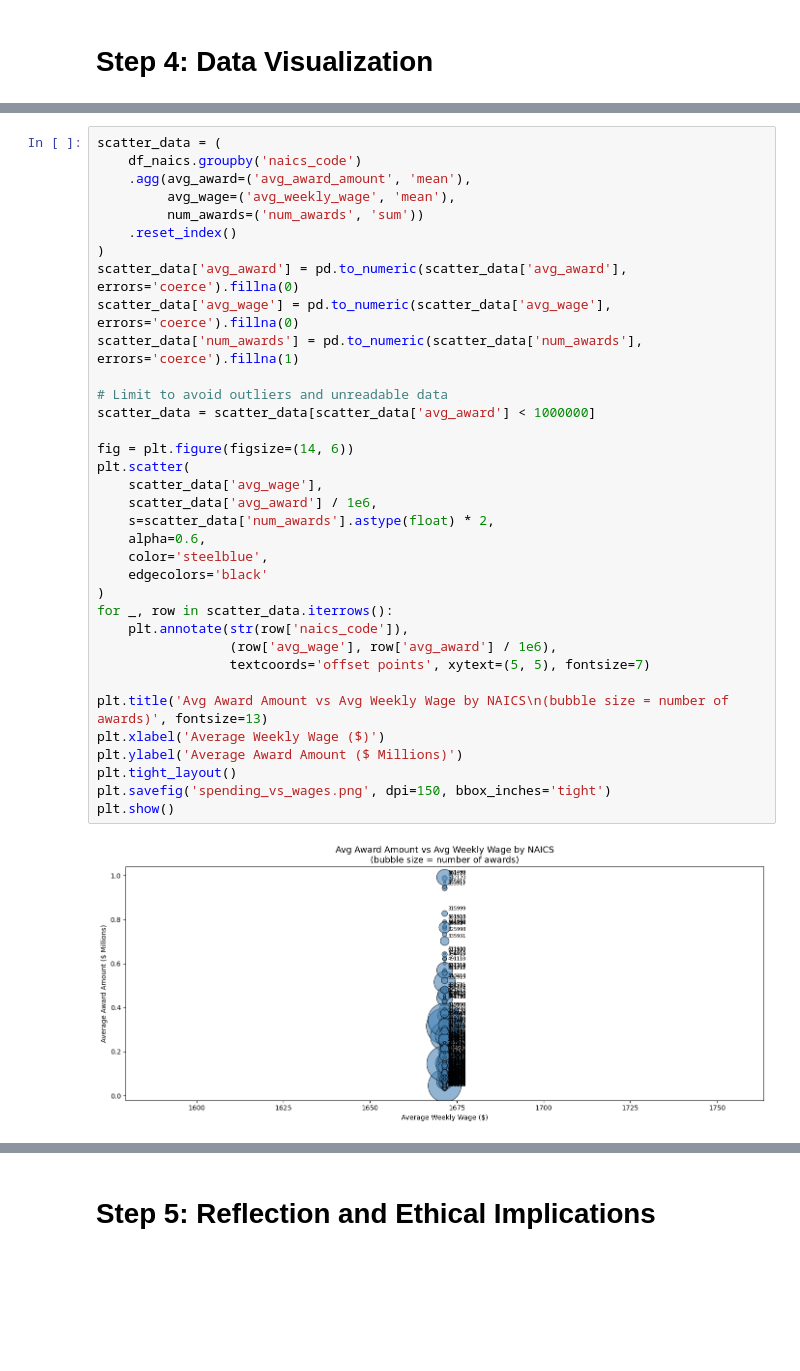
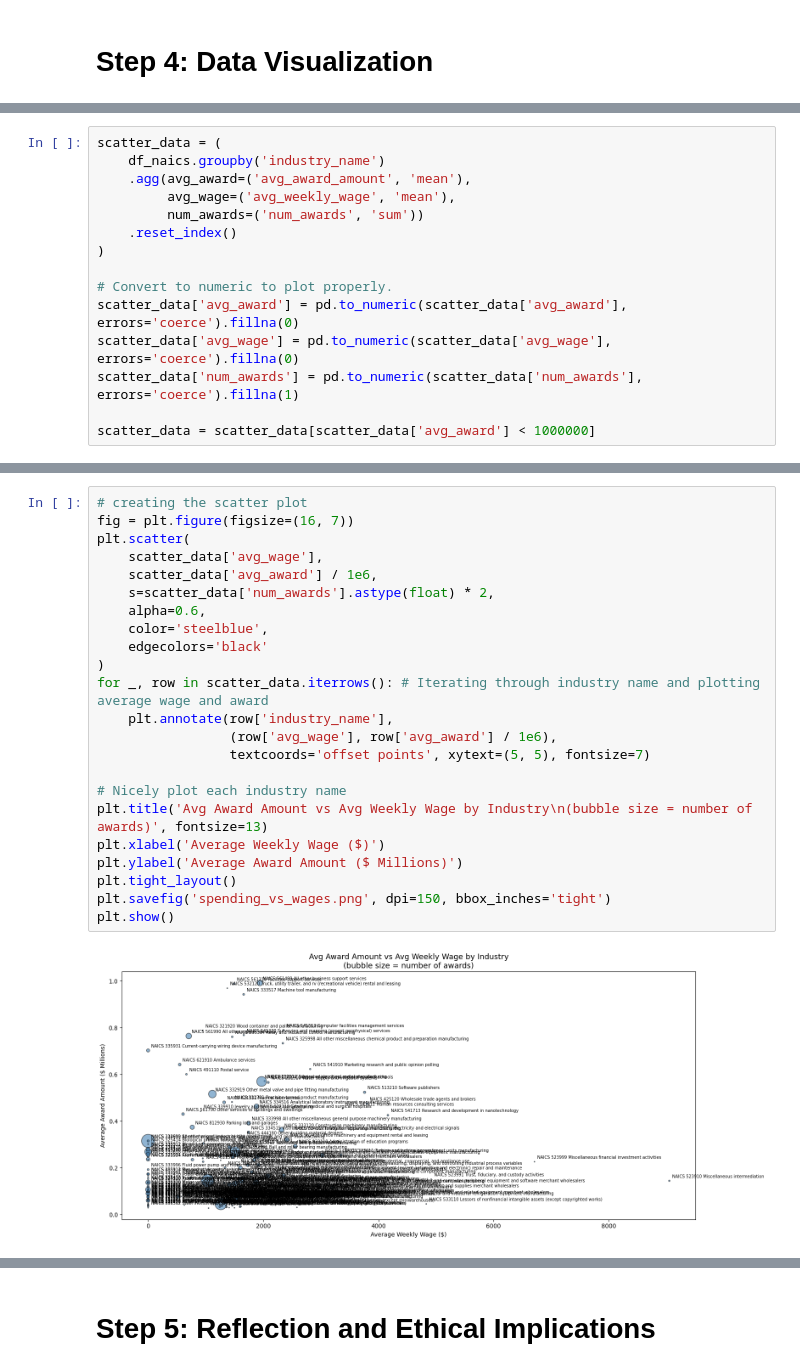
Before and after one commit to jsbwxyz/Analyzing-Government-Spending-Relative-To-Industry-Wages, a Jupyter notebook: Analyzing-Government-Spending-Relative-To-Industry-Wages.ipynb, the cells around one changed output, grey strips where cells are left out. Cells and saved outputs as stored; diff of their text form; blank space fills up the shorter version.

```diff
--- a/Analyzing-Government-Spending-Relative-To-Industry-Wages.ipynb
+++ b/Analyzing-Government-Spending-Relative-To-Industry-Wages.ipynb
@@ -976,0 +976,15 @@ Average Award Amount over Average Weekly Wage shows the amount that was awarded
+# %%
+scatter_data = (
+    df_naics.groupby('industry_name')
+    .agg(avg_award=('avg_award_amount', 'mean'),
+         avg_wage=('avg_weekly_wage', 'mean'),
+         num_awards=('num_awards', 'sum'))
+    .reset_index()
+)
+
+# Convert to numeric to plot properly.
+scatter_data['avg_award'] = pd.to_numeric(scatter_data['avg_award'], errors='coerce').fillna(0)
+scatter_data['avg_wage'] = pd.to_numeric(scatter_data['avg_wage'], errors='coerce').fillna(0)
+scatter_data['num_awards'] = pd.to_numeric(scatter_data['num_awards'], errors='coerce').fillna(1)
+
+scatter_data = scatter_data[scatter_data['avg_award'] < 1000000]
@@ -977,37 +993,25 @@ Average Award Amount over Average Weekly Wage shows the amount that was awarded
 # %%
-scatter_data = (
-    df_naics.groupby('naics_code')
-    .agg(avg_award=('avg_award_amount', 'mean'),
-         avg_wage=('avg_weekly_wage', 'mean'),
-         num_awards=('num_awards', 'sum'))
-    .reset_index()
-)
-scatter_data['avg_award'] = pd.to_numeric(scatter_data['avg_award'], errors='coerce').fillna(0)
-scatter_data['avg_wage'] = pd.to_numeric(scatter_data['avg_wage'], errors='coerce').fillna(0)
-scatter_data['num_awards'] = pd.to_numeric(scatter_data['num_awards'], errors='coerce').fillna(1)
-
-# Limit to avoid outliers and unreadable data
-scatter_data = scatter_data[scatter_data['avg_award'] < 1000000]
-
-fig = plt.figure(figsize=(14, 6))
+# creating the scatter plot
+fig = plt.figure(figsize=(16, 7))
 plt.scatter(
     scatter_data['avg_wage'],
     scatter_data['avg_award'] / 1e6,
     s=scatter_data['num_awards'].astype(float) * 2,
     alpha=0.6,
     color='steelblue',
     edgecolors='black'
 )
-for _, row in scatter_data.iterrows():
-    plt.annotate(str(row['naics_code']),
+for _, row in scatter_data.iterrows(): # Iterating through industry name and plotting average wage and award
+    plt.annotate(row['industry_name'],
                  (row['avg_wage'], row['avg_award'] / 1e6),
                  textcoords='offset points', xytext=(5, 5), fontsize=7)
 
-plt.title('Avg Award Amount vs Avg Weekly Wage by NAICS\n(bubble size = number of awards)', fontsize=13)
+# Nicely plot each industry name
+plt.title('Avg Award Amount vs Avg Weekly Wage by Industry\n(bubble size = number of awards)', fontsize=13)
 plt.xlabel('Average Weekly Wage ($)')
 plt.ylabel('Average Award Amount ($ Millions)')
 plt.tight_layout()
 plt.savefig('spending_vs_wages.png', dpi=150, bbox_inches='tight')
 plt.show()
 # %% [output]
-[figure, old version]
+[figure, new version]
```
Also changed, not shown: parts of 23 cells of this notebook, 3 other files.
